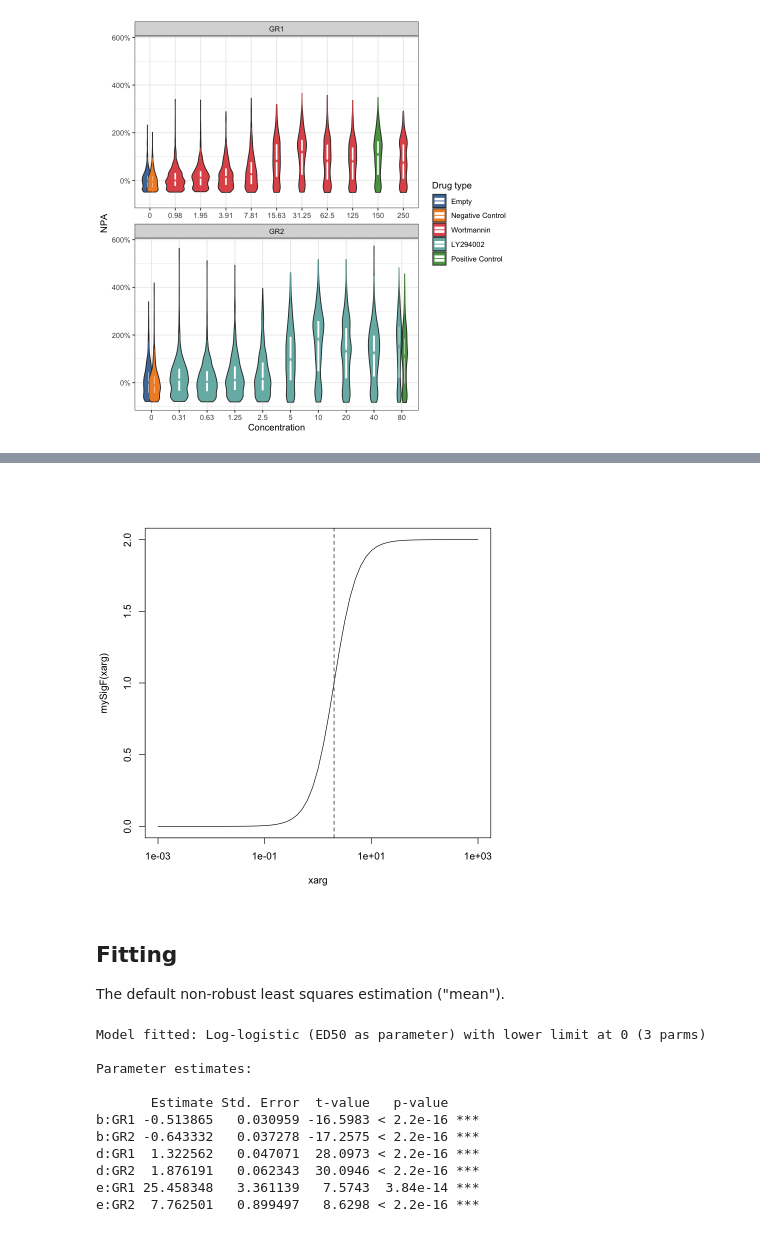
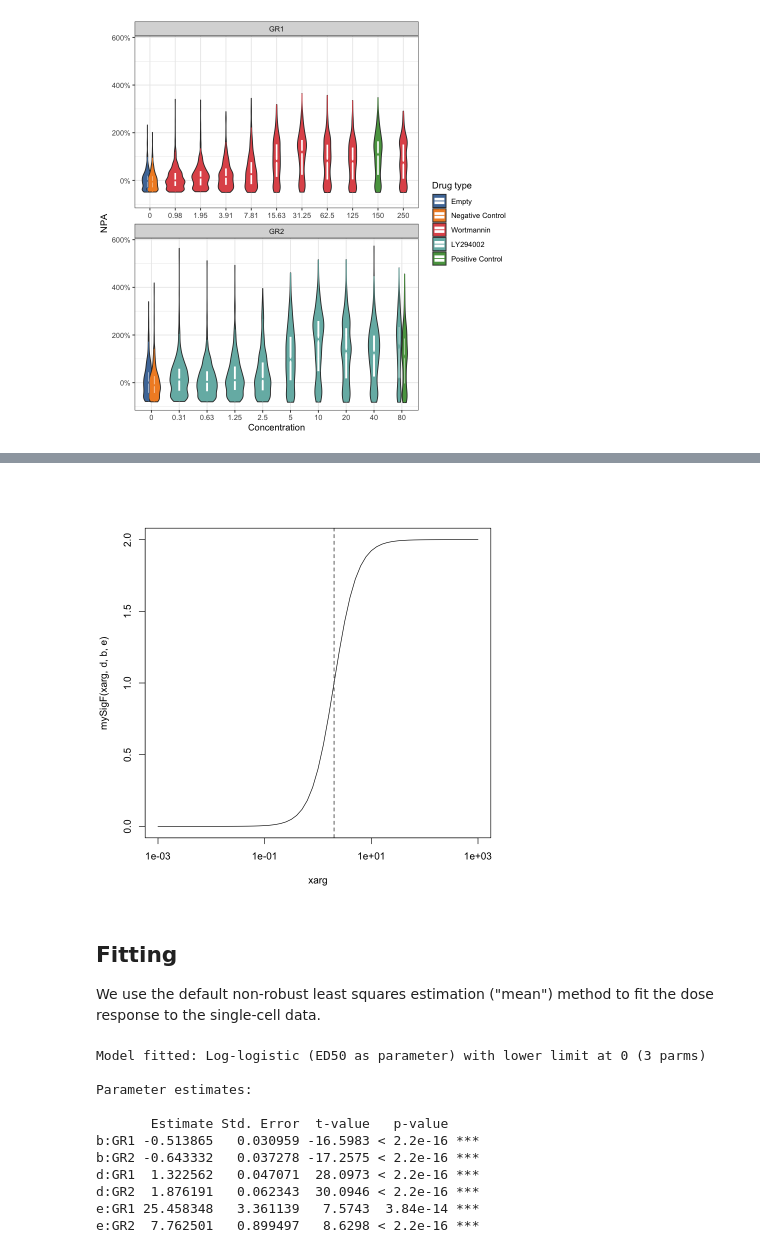
Before and after one commit to guiwitz/ImagingStats, a Jupyter notebook: R_analysis.ipynb, the cells around one changed output, grey strips where cells are left out. Drawn from its saved outputs; the diff is of its cells as text; code cells hidden in the pictures.

```diff
--- a/R_analysis.ipynb
+++ b/R_analysis.ipynb
@@ -223,22 +276,26 @@ Where:
 # %%
+# Parameters of the log-logistic dose response function
 b = -2
 d = 2
 e = 2
 
-mySigF = function(x) { d / ( 1 + exp(b * ( log(x) - log(e) )) ) }
+# Define the log-logistic dose response function
+mySigF = function(x, d, b, e) {
+  d / ( 1 + exp(b * ( log(x) - log(e) )) )
+}
 
 xarg = 10^seq(-3,3,0.1)
 
 {
-  plot(xarg, mySigF(xarg), type = "l", log = "x")
+  plot(xarg, mySigF(xarg, d, b, e), type = "l", log = "x")
   abline(v = e, lty = 2)
 }
 # %% [output]
-[figure, old version]
+[figure, new version]
 # %% [markdown]
 ## Fitting
 
-The default non-robust least squares estimation ("mean").
+We use the default non-robust least squares estimation ("mean") method to fit the dose response to the single-cell data.
 # %%
 drfit = drc::drm(formula = npa ~ amount,
                  curveid = group,
```
Also changed, not shown: parts of 33 cells of this notebook.
